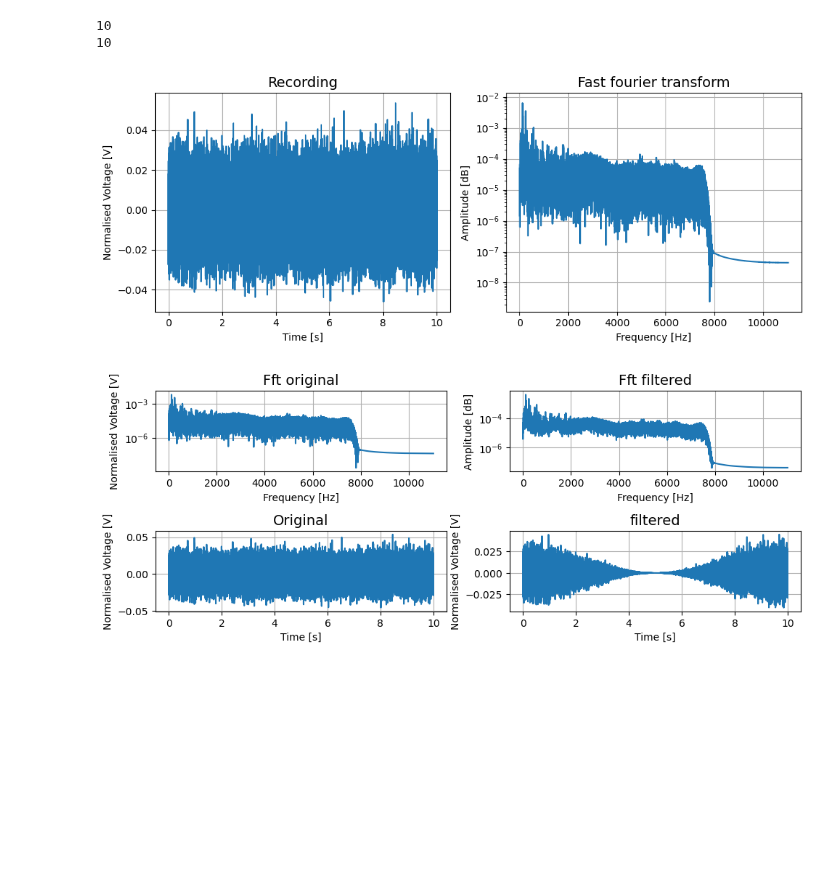
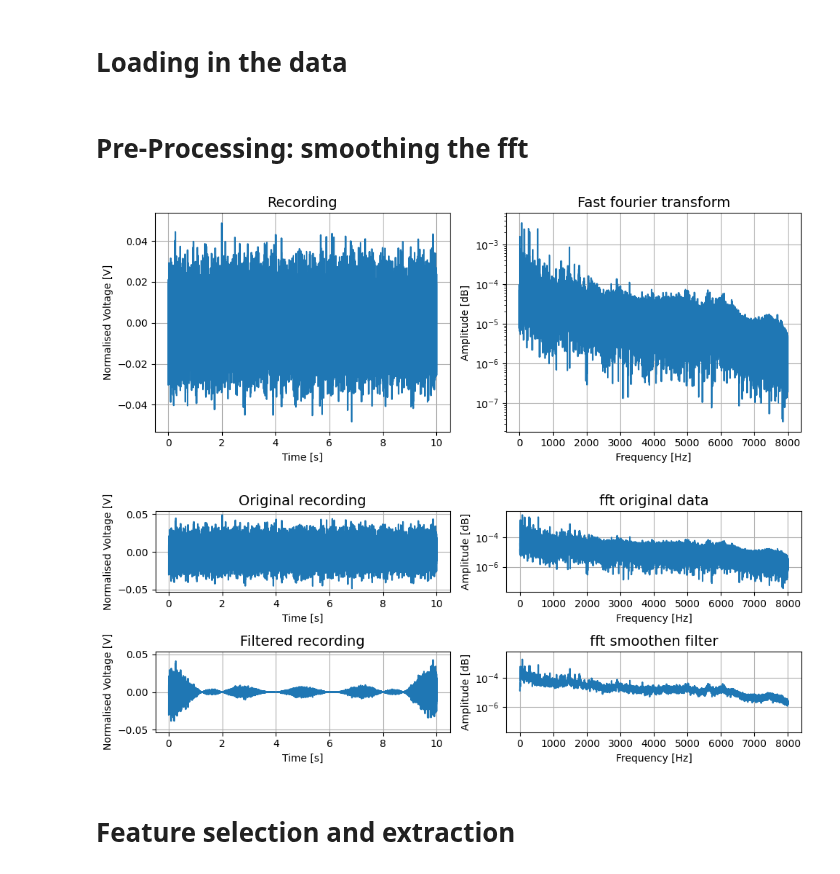
Before and after one commit to FlyingFish760/5ARIP10, a Jupyter notebook: Main_file.ipynb, the cells around one changed output. Saved outputs shown, nothing was run; the diff lists cells and outputs as text; code cells hidden in the pictures; blank space fills up the shorter version.

```diff
--- a/Main_file.ipynb
+++ b/Main_file.ipynb
@@ -12,6 +12,8 @@ import librosa
 #Import self-written functions
 from Denoise_Functions import *
 from features_functions import *
+# %% [markdown]
+# Loading in the data
 # %%
 #Get directories with data
 dir_gearbox = os.path.join(os.getcwd(), 'gearbox')
@@ -19,7 +21,6 @@ dir_train = os.path.join(dir_gearbox, "train")
 dir_test = os.path.join(dir_gearbox, "test")
 # %%
 # Extract anomoly files and normal files from the test set
-
 anom_files = []
 anom_sr = []
 anom_data = []
@@ -32,26 +33,19 @@ norm_data = []
 for i in os.listdir(dir_test):
     if 'anomaly' in i and 'section_00' in i and 'volt_1.0' in i:
         anom_files.append(i)
-        data, samplerate = librosa.load(dir_test + '\\' + i)
+        data, samplerate = librosa.load(dir_test + '\\' + i,sr=16000)
         # samplerate, data = wavfile.read(dir_test + '\\' + i)
         anom_sr.append(samplerate)
         anom_data.append(data)
 
     if 'normal' in i and 'section_00' in i and 'volt_1.0' in i:
         norm_files.append(i)
-        data, samplerate = librosa.load(dir_test + '\\' + i)
+        data, samplerate = librosa.load(dir_test + '\\' + i,sr=16000)
         # samplerate, data = wavfile.read(dir_test + '\\' + i)
         norm_sr.append(samplerate)
         norm_data.append(data)
-
-sr = 16000
-
-# # check length of list
-print(len(anom_files))
-print(len(norm_files))
-# %% [output]
-10
-10
+# %% [markdown]
+# Pre-Processing: smoothing the fft
 # %%
 #Test for 1 file the smoothing
 i=1
@@ -83,51 +77,54 @@ ax[1].set_title(r'Fast fourier transform', fontsize=14)
 
 plt.show()
 # %% [output]
-[figure, old version]
+[figure, new version]
 # %%
-
-n = 2  # the larger n is, the smoother curve will be
+n = 5  # the larger n is, the smoother curve will be
 b = [1.0 / n] * n
 a = 1
-# yf_filter = lfilter(b, a, yf)
+
 yf_filter = filtfilt(b, a, yf)
-yf_v1_filter =  filtfilt(b, a, yf_v1)
+# yf_v1_filter =  filtfilt(b, a, yf_v1)
+yf_v1_filter = lfilter(b, a, yf_v1)
 y_filter = ifft(yf_v1_filter)
 
 fig1, ax1 = plt.subplots(2,2,figsize=(10, 4), tight_layout=True)
-
-ax1[0,0].plot(xf,yf)
-ax1[0,0].set_yscale('log')
-ax1[0,0].grid()
-ax1[0,0].set_xlabel(r'Frequency [Hz]', fontsize=10)
-ax1[0,0].set_ylabel(r'Normalised Voltage [V]', fontsize=10)
-ax1[0,0].set_title(r'Fft original', fontsize=14)
-
-ax1[0,1].plot(xf,yf_filter)
+ax1[0,1].plot(xf,yf)
 ax1[0,1].set_yscale('log')
 ax1[0,1].grid()
 ax1[0,1].set_xlabel(r'Frequency [Hz]', fontsize=10)
 ax1[0,1].set_ylabel(r'Amplitude [dB]', fontsize=10)
-ax1[0,1].set_title(r'Fft filtered', fontsize=14)
+ax1[0,1].set_title(r'fft original data', fontsize=14)
 
-ax1[1,0].plot(x,y)
+ax1[1,1].plot(xf,yf_filter)
+ax1[1,1].set_yscale('log')
+ax1[1,1].grid()
+ax1[1,1].set_xlabel(r'Frequency [Hz]', fontsize=10)
+ax1[1,1].set_ylabel(r'Amplitude [dB]', fontsize=10)
+ax1[1,1].set_title(r'fft smoothen filter', fontsize=14)
+ax1[1,1].sharey(ax1[0,1])
+
+ax1[0,0].plot(x,y)
+ax1[0,0].grid()
+ax1[0,0].set_xlabel(r'Time [s]', fontsize=10)
+ax1[0,0].set_ylabel(r'Normalised Voltage [V]', fontsize=10)
+ax1[0,0].set_title(r'Original recording', fontsize=14)
+
+ax1[1,0].plot(x,y_filter)
 ax1[1,0].grid()
 ax1[1,0].set_xlabel(r'Time [s]', fontsize=10)
 ax1[1,0].set_ylabel(r'Normalised Voltage [V]', fontsize=10)
-ax1[1,0].set_title(r'Original', fontsize=14)
-
-ax1[1,1].plot(x,y_filter)
-ax1[1,1].grid()
-ax1[1,1].set_xlabel(r'Time [s]', fontsize=10)
-ax1[1,1].set_ylabel(r'Normalised Voltage [V]', fontsize=10)
-ax1[1,1].set_title(r'filtered', fontsize=14)
+ax1[1,0].set_title(r'Filtered recording', fontsize=14)
+ax1[1,0].sharey(ax1[0, 0])
 plt.show()
 # %% [output]
-[figure, old version]
+[figure, new version]
 # %%
 #Perform smoothing for all data
 anom_data_denoised = smoothen_fft(anom_data,anom_sr)
 norm_data_denoised = smoothen_fft(norm_data,norm_sr)
+# %% [markdown]
+# Feature selection and extraction
 # %%
 # extract basic features
 anom_means, anom_stds, anom_maxs, anom_mins, anom_medians = extract_basics(anom_data_denoised)
```
Also changed, not shown: parts of 6 cells of this notebook, 1 other file.
